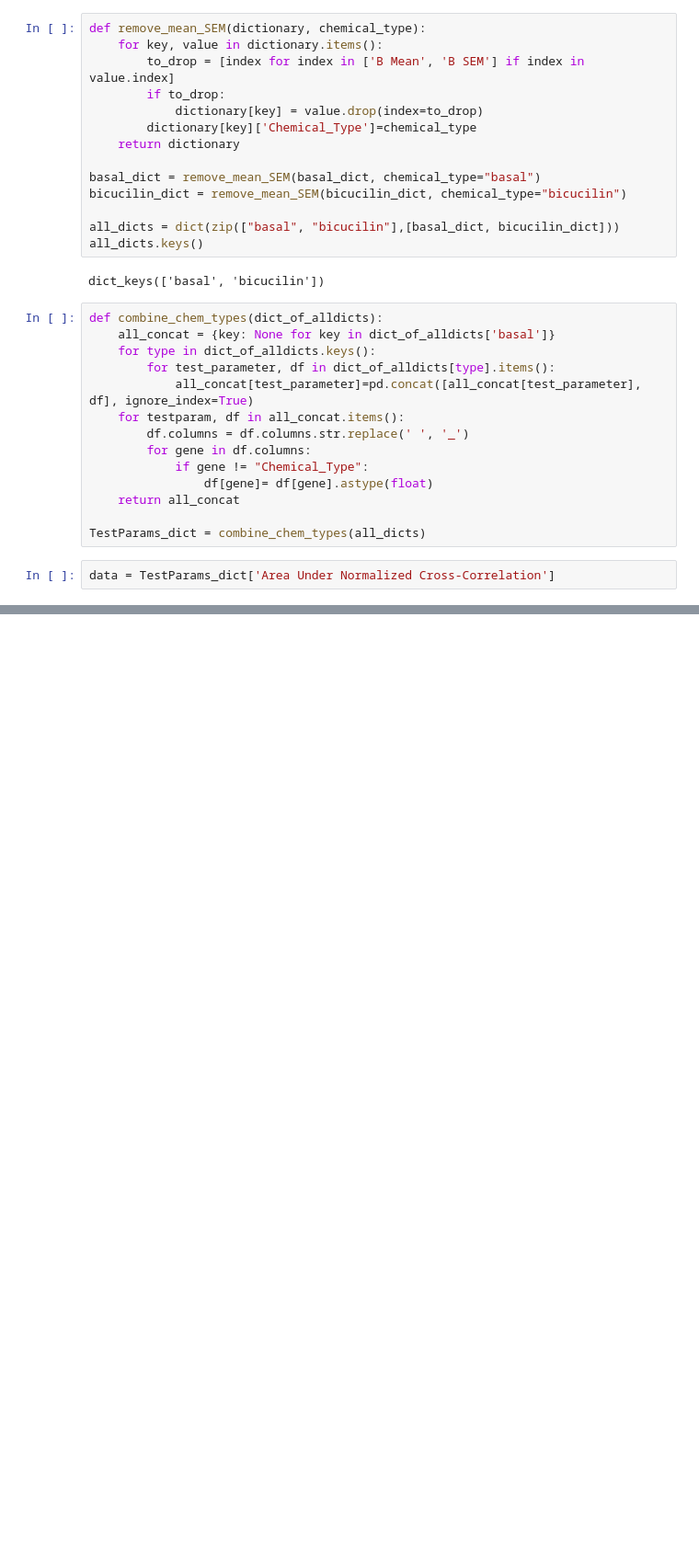
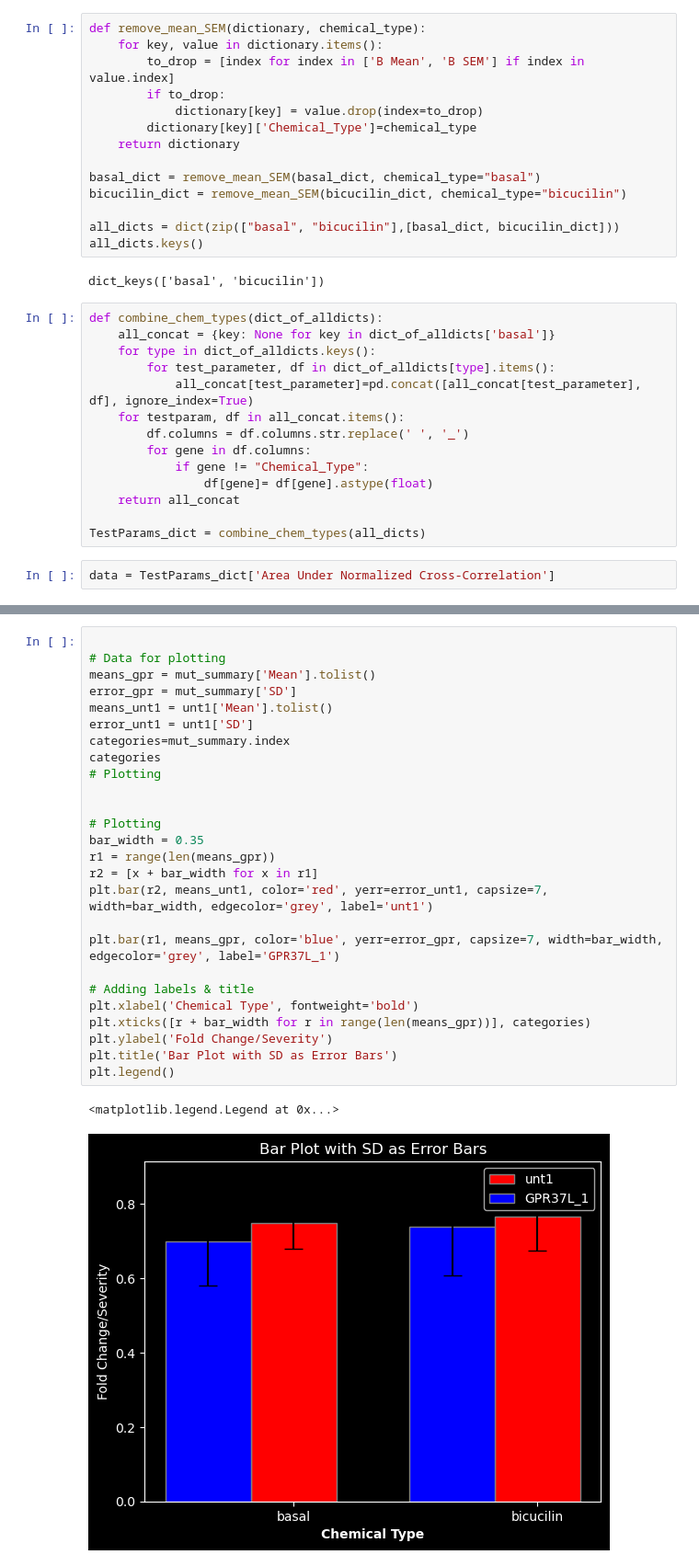
Before and after one commit to poojaparameswaran99/MEA_analysis, a Jupyter notebook: two_way_ANOVA_test.ipynb, the cells around one changed output, grey strips where cells are left out. Shown: that part at 92% size. Drawn from its saved outputs; the diff is of its cells as text; blank space fills up the shorter version.

```diff
--- a/two_way_ANOVA_test.ipynb
+++ b/two_way_ANOVA_test.ipynb
@@ -306,0 +213,29 @@ ValueError: array must not contain infs or NaNs
+# %%
+
+# Data for plotting
+means_gpr = mut_summary['Mean'].tolist()
+error_gpr = mut_summary['SD']
+means_unt1 = unt1['Mean'].tolist()
+error_unt1 = unt1['SD']
+categories=mut_summary.index
+categories
+# Plotting
+
+
+# Plotting
+bar_width = 0.35
+r1 = range(len(means_gpr))
+r2 = [x + bar_width for x in r1]
+plt.bar(r2, means_unt1, color='red', yerr=error_unt1, capsize=7, width=bar_width, edgecolor='grey', label='unt1')
+
+plt.bar(r1, means_gpr, color='blue', yerr=error_gpr, capsize=7, width=bar_width, edgecolor='grey', label='GPR37L_1')
+
+# Adding labels & title
+plt.xlabel('Chemical Type', fontweight='bold')
+plt.xticks([r + bar_width for r in range(len(means_gpr))], categories)
+plt.ylabel('Fold Change/Severity')
+plt.title('Bar Plot with SD as Error Bars')
+plt.legend()
+# %% [output]
+<matplotlib.legend.Legend at 0x...>
+[figure, added]
```
Also changed, not shown: parts of 15 cells of this notebook.
